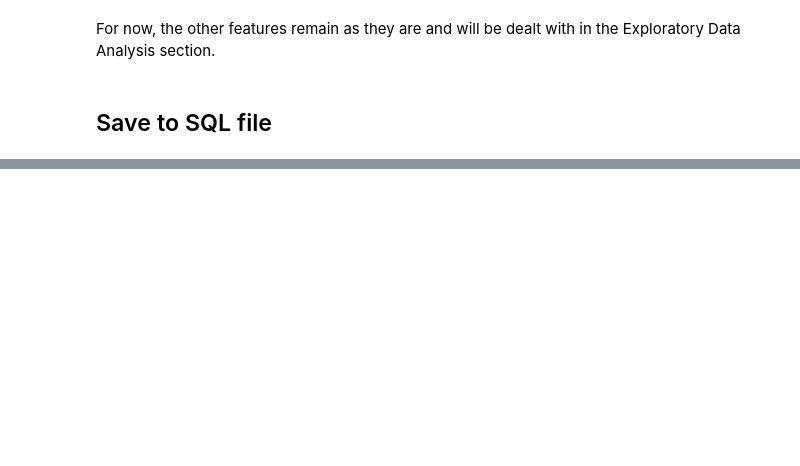
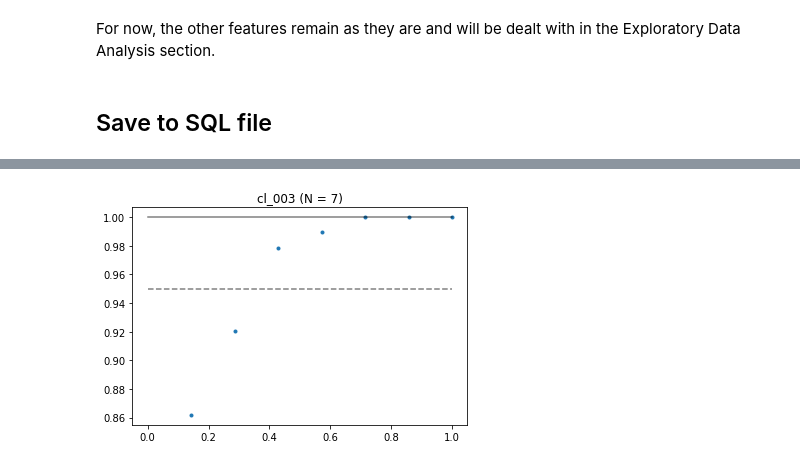
Before and after one commit to Lisalottel/Springboard, a Jupyter notebook: Capstone_03/02_DataWrangling.ipynb, the cells around one changed output, grey strips where cells are left out. Saved outputs shown, nothing was run; the diff lists cells and outputs as text; code cells hidden in the pictures; blank space fills up the shorter version.

```diff
--- a/Capstone_03/02_DataWrangling.ipynb
+++ b/Capstone_03/02_DataWrangling.ipynb
@@ -401,13 +206,0 @@ We therefore turn the categorical feature into real categories:
-# %%
-for var in ['xx_005']: # 'xx_000',
-    vals = df_reduced[var].value_counts().index
-    k = 0
-    for v in vals:
-        df_reduced.loc[df_reduced[var].values==v,var]= '{}_{:02d}'.format(var,v)
-        k+=1
-    counts = df_reduced[var].value_counts()
-    x,y = cfc(counts)
-    ind = np.max(np.where(y <= 0.95)[0])
-    if (ind <= 0.75 * len(counts.index)) & (ind < 10):
-        df_reduced.loc[df_reduced[var].isin(counts.index[ind+1:]),var] = var +'_other'
-        print('For {} {} entries were reduced.'.format(var,sum(df_reduced[var]==var +'_other')))
@@ -619,0 +727,19 @@ con.close()
+# %%
+df = pd.read_sql('SELECT * FROM data_base_error','sqlite:///../data/data2.db',index_col='index')
+
+var = 'cl_003'
+counts = df[var].value_counts()
+x, y = cfc(counts)
+plt.plot(x,y,'.')
+#mu = np.mean(counts)
+#sigma = np.std(counts)
+#samples = np.random.normal(mu,sigma,size=10000)
+#x_theor, y_theor = cfc(samples)
+#plt.plot(x_theor,y_theor)
+plt.plot([0,1],[0.95,0.95],'k--',alpha=0.5)
+plt.plot([0,1],[1,1],'k',alpha=0.5)
+plt.title('{} (N = {})'.format(var,len(counts)))
+plt.show()
+#print(np.round(mu,2),np.round(sigma,2))
+# %% [output]
+[figure, added]
```
Also changed, not shown: parts of 137 cells of this notebook.
